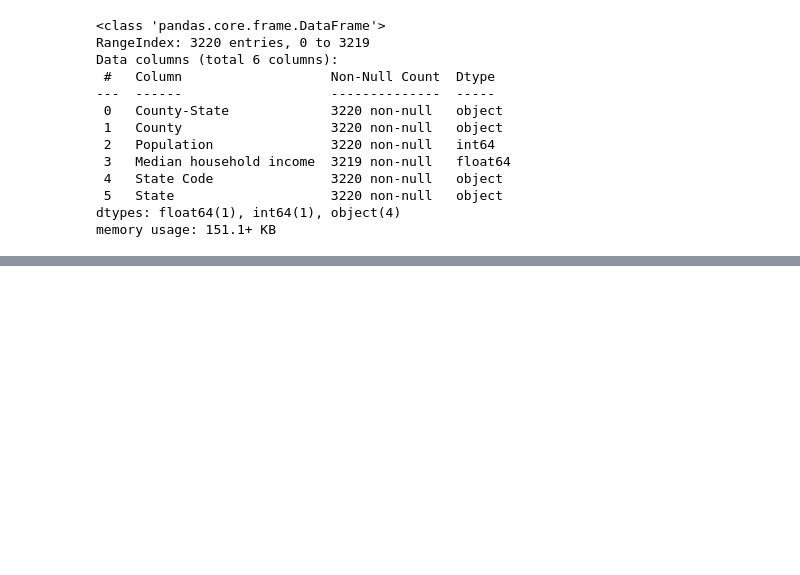
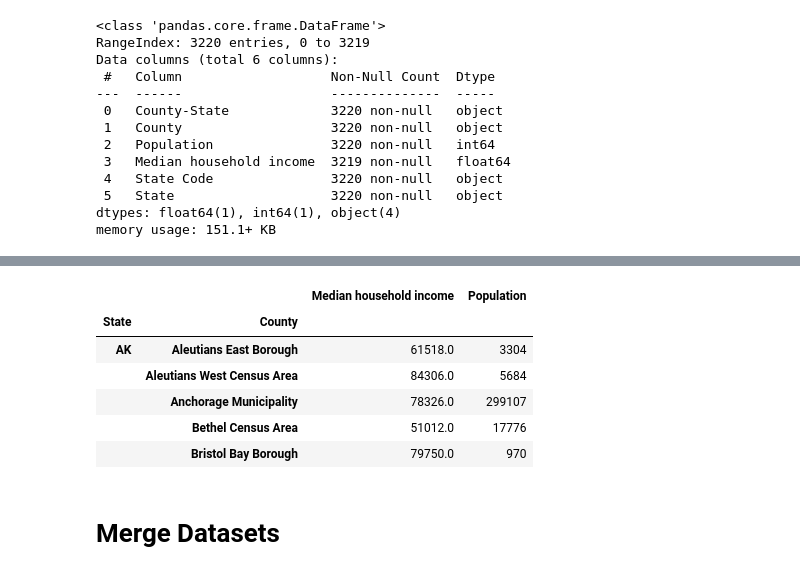
Before and after one commit to zpoeschl/ETL-Project, a Jupyter notebook: ETL.ipynb, the cells around one changed output, grey strips where cells are left out. Saved outputs shown, nothing was run; the diff lists cells and outputs as text; code cells hidden in the pictures; blank space fills up the shorter version.

```diff
--- a/ETL.ipynb
+++ b/ETL.ipynb
@@ -154,0 +188,18 @@ memory usage: 224.8+ KB
+# %%
+median_df = median_df.rename(columns={"State Code": "State"})
+
+
+median_df_new = pd.DataFrame({"Median household income":median_df.groupby(["State","County"])["Median household income"].mean(),
+                              "Population":median_df.groupby(["State","County"])["Population"].sum()})
+
+median_df_new.head()
+# %% [output]
+|  |  | Median household income | Population |
+| State | County |  |  |
+| AK | Aleutians East Borough | 61518.0 | 3304 |
+|  | Aleutians West Census Area | 84306.0 | 5684 |
+|  | Anchorage Municipality | 78326.0 | 299107 |
+|  | Bethel Census Area | 51012.0 | 17776 |
+|  | Bristol Bay Borough | 79750.0 | 970 |
+# %% [markdown]
+# Merge Datasets
```
Also changed, not shown: parts of 19 cells of this notebook.
